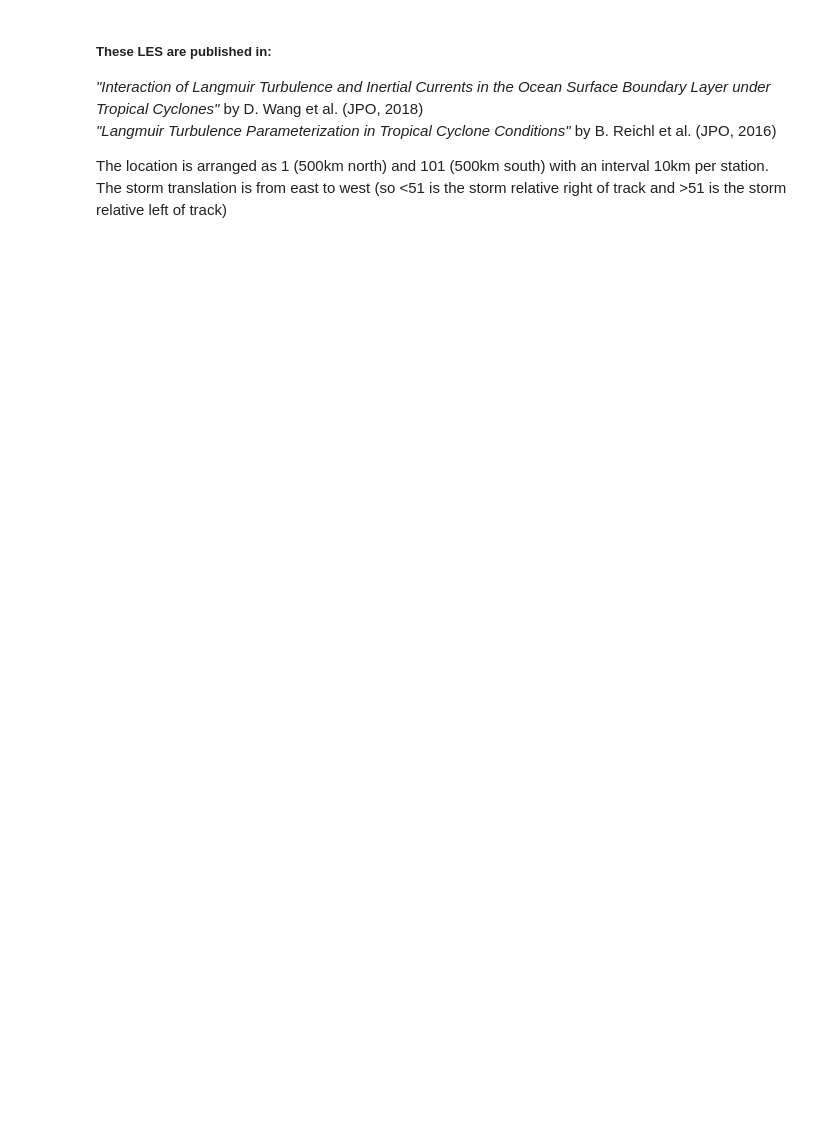
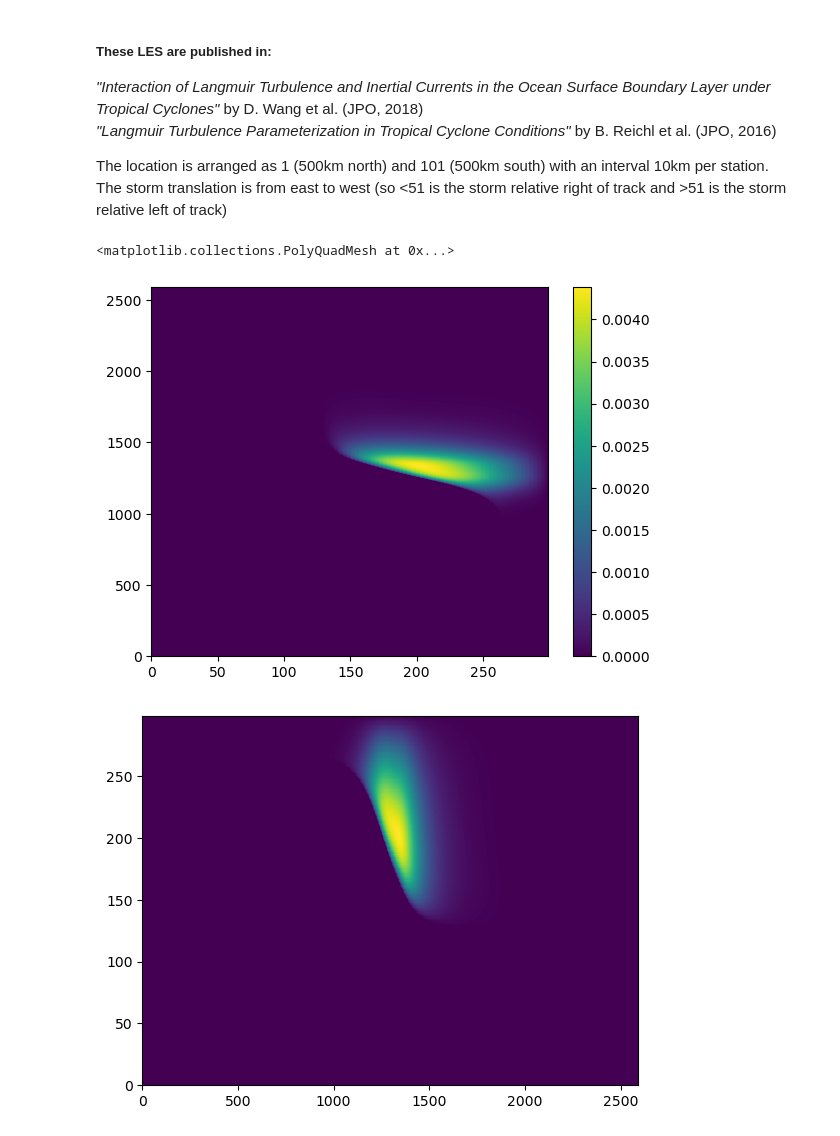
Before and after one commit to mrozowskamartaa/MOM6_SCM_Hurr, a Jupyter notebook: analysis/Compare_MOM_to_LES.ipynb, the cells around one changed output. Saved outputs shown, nothing was run; the diff lists cells and outputs as text; code cells hidden in the pictures; blank space fills up the shorter version.

```diff
--- a/analysis/Compare_MOM_to_LES.ipynb
+++ b/analysis/Compare_MOM_to_LES.ipynb
@@ -146,6 +151,23 @@ if all_per_type:
     case_index_list = cases_dict[type_]
 else:
     case_index_list = [41]
+# %%
+test = xr.open_dataset('/gpfs/f5/gfdl_o/scratch/Marta.Mrozowska/hurricane_LES/MOM6_SCM_Hurr/analysis/compare_with_GOTM/experiments/K_EPS/T05L046_no_langmuir/output.nc').isel(lat=0,lon=0)
+# %%
+from data_retreiver import compute_M
+
+wt = (test.nuh.values[:,1:-1]*test.temp_p.diff(dim='z').values)
+plt.pcolor(wt)
+plt.colorbar()
+
+wb, M = compute_M(wt, 1)
+
+plt.figure()
+plt.pcolor(wb)
+# %% [output]
+<matplotlib.collections.PolyQuadMesh at 0x...>
+[figure, added]
+[figure, added]
 # %%
 for index in case_index_list:
 
```
Also changed, not shown: parts of 7 cells of this notebook, 3 other files.
